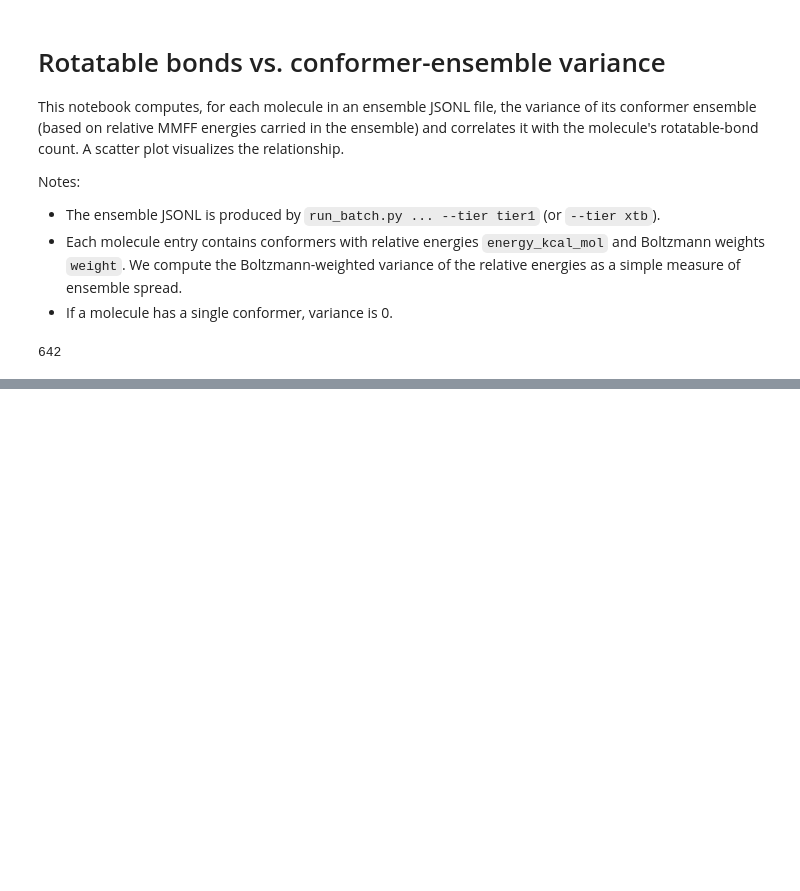
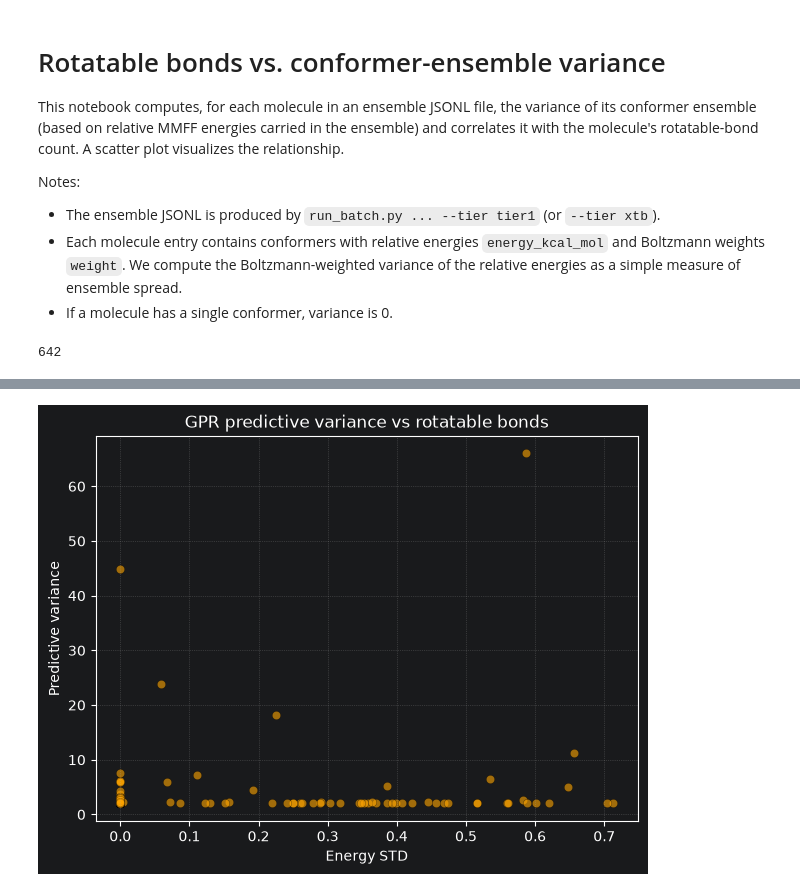
Before and after one commit to amessl/freesolv_gpr, a Jupyter notebook: src/rotatable_bonds_vs_ensemble_variance.ipynb, the cells around one changed output, grey strips where cells are left out. Cells and saved outputs as stored; diff of their text form; code cells hidden in the pictures; blank space fills up the shorter version.

```diff
--- a/src/rotatable_bonds_vs_ensemble_variance.ipynb
+++ b/src/rotatable_bonds_vs_ensemble_variance.ipynb
@@ -11,7 +11,15 @@ Notes:
 # Configuration — change the path if needed
 ensemble_path = '/home/alex/freesolv_gpr/data/structures/ensembles_tier1.jsonl'  # or 'ensembles_xtb.jsonl' if available
 # Plot kind: 'scatter' (default) or 'box' for grouped boxplots by rotatable-bond count
-plot_kind = 'box'  # options: 'scatter', 'box'
+plot_kind = 'scatter'  # options: 'scatter', 'box'
+# Only show test split?
+only_test_split = True
+# Output path for the table
+output_table_path = '/home/alex/freesolv_gpr/data/energy_spread_vs_rotatable_bonds.csv'
+# Run GPR pipeline to get predictive variances?
+run_gpr = True
+# GPR configuration overrides
+gpr_overrides = ['training.mode=uncertain']
 # %%
 import json
 import math
@@ -152,0 +302,38 @@ plt.show()
+# %%
+# Plot: Predictive variance vs. rotatable bonds (if available)
+if 'predictive_var' in df.columns:
+    plt.figure(figsize=(7, 5))
+    clean_pv = df.dropna(subset=['energy_std_kcal', 'predictive_var'])
+    x_pv = clean_pv['energy_std_kcal'].to_numpy(dtype=float)
+    y_pv = clean_pv['predictive_var'].to_numpy(dtype=float)
+
+    if plot_kind == 'box':
+        counts_pv = sorted(pd.unique(clean_pv['energy_std_kcal']))
+        data_pv = [clean_pv.loc[clean_pv['energy_std_kcal'] == c, 'predictive_var'].to_numpy(dtype=float) for c in counts_pv]
+        plt.boxplot(
+            data_pv,
+            positions=counts_pv,
+            widths=0.6,
+            patch_artist=True,
+            showfliers=True,
+            medianprops=dict(color='black', linewidth=1.2),
+            boxprops=dict(facecolor='#fdb462', edgecolor='#eb811b'),
+            whiskerprops=dict(color='#eb811b'),
+            capprops=dict(color='#eb811b')
+        )
+        plt.xticks(counts_pv)
+        plt.title('GPR predictive variance vs rotatable bonds')
+    else:
+        rng = np.random.default_rng(0)
+
+        x_jitter_pv = x_pv + rng.normal(0, 0.06, size=x_pv.shape)
+        plt.scatter(x_pv, y_pv, alpha=0.6, color='orange', edgecolor='k', linewidths=0.3)
+        #plt.xticks(sorted(pd.unique(clean_pv['energy_std_kcal'])))
+        plt.title('GPR predictive variance vs rotatable bonds')
+
+    plt.xlabel('Energy STD')
+    plt.ylabel('Predictive variance')
+    plt.grid(True, linestyle=':', alpha=0.4)
+    plt.show()
+# %% [output]
+[figure, added]
```
Also changed, not shown: parts of 7 cells of this notebook, 6 other files.
